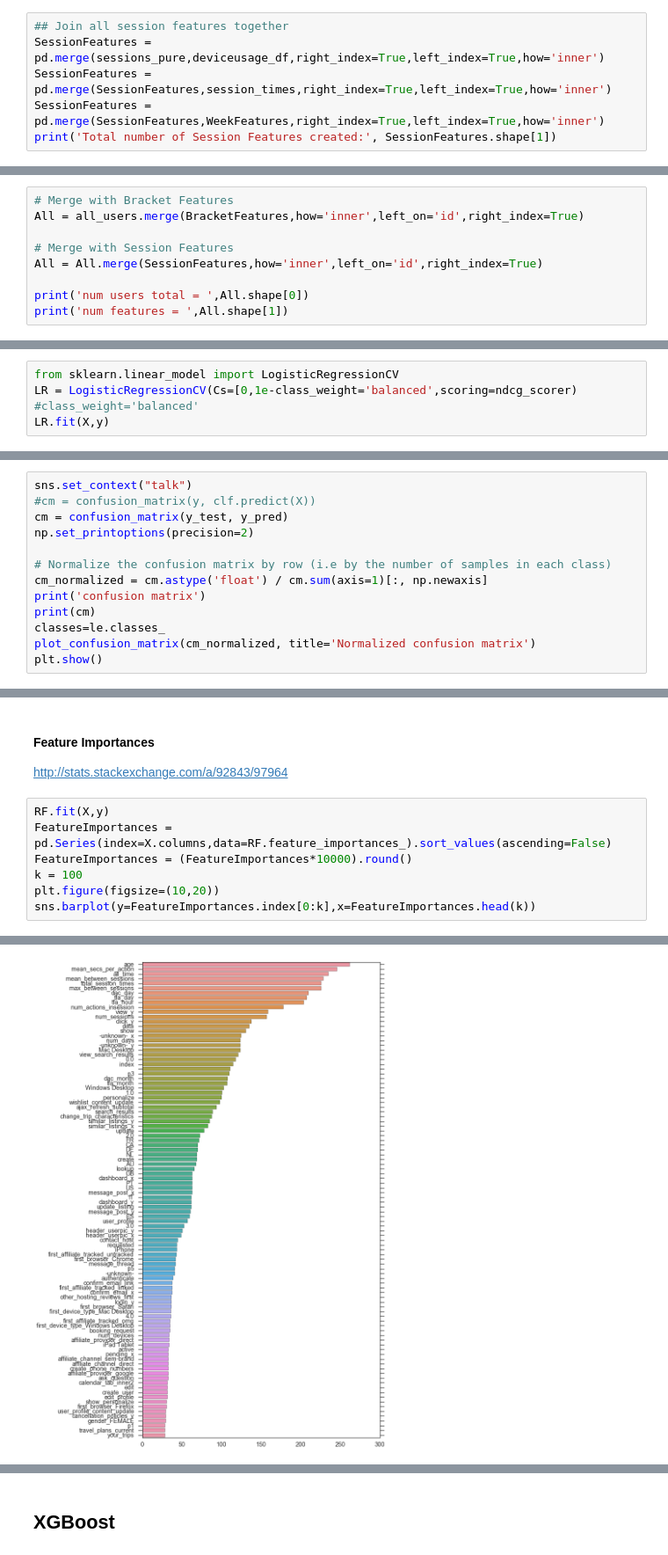
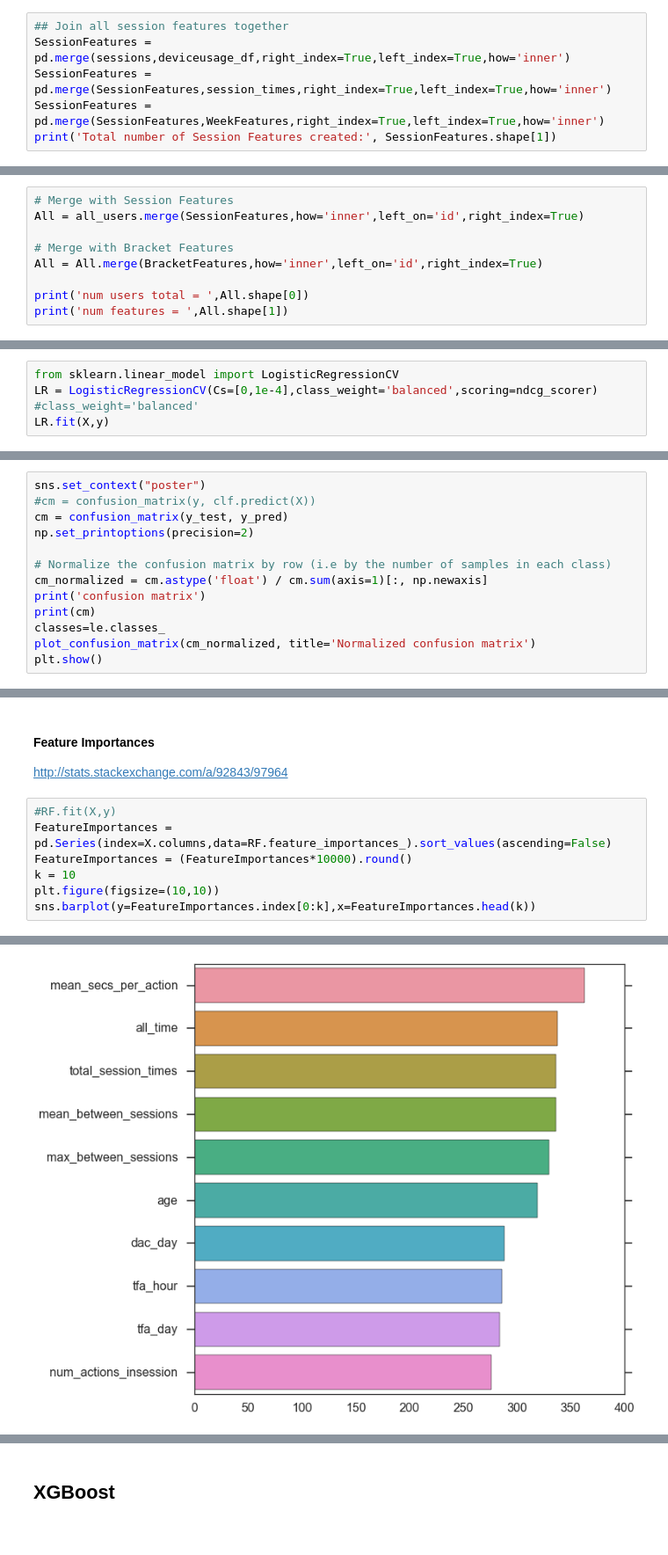
Before and after one commit to darkruby501/AirBnBKaggle, a Jupyter notebook: FINAL - Consolidated.ipynb, the cells around one changed output, grey strips where cells are left out. Shown at 88% size. Drawn from its saved outputs; the diff is of its cells as text.

```diff
--- a/FINAL - Consolidated.ipynb
+++ b/FINAL - Consolidated.ipynb
@@ -529,7 +532,7 @@ WeekFeatures
 #### Join all Session Features Together
 # %%
 ## Join all session features together
-SessionFeatures = pd.merge(sessions_pure,deviceusage_df,right_index=True,left_index=True,how='inner')
+SessionFeatures = pd.merge(sessions,deviceusage_df,right_index=True,left_index=True,how='inner')
 SessionFeatures = pd.merge(SessionFeatures,session_times,right_index=True,left_index=True,how='inner')
 SessionFeatures = pd.merge(SessionFeatures,WeekFeatures,right_index=True,left_index=True,how='inner')
 print('Total number of Session Features created:', SessionFeatures.shape[1])
@@ -604,11 +607,11 @@ BracketFeatures.set_index(all_users['id'],inplace=True)
 ## Combine All Features!!
 For use in training the models
 # %%
+# Merge with Session Features
+All = all_users.merge(SessionFeatures,how='inner',left_on='id',right_index=True)
+
 # Merge with Bracket Features
-All = all_users.merge(BracketFeatures,how='inner',left_on='id',right_index=True)
-
-# Merge with Session Features
-All = All.merge(SessionFeatures,how='inner',left_on='id',right_index=True)
+All = All.merge(BracketFeatures,how='inner',left_on='id',right_index=True)
 
 print('num users total = ',All.shape[0])
 print('num features = ',All.shape[1])
@@ -689,5 +692,5 @@ scaler = preprocessing.MinMaxScaler()
 X['age'] = scaler.fit_transform(X['age'])
 # %%
 from sklearn.linear_model import LogisticRegressionCV
-LR = LogisticRegressionCV(Cs=[0,1e-class_weight='balanced',scoring=ndcg_scorer) #class_weight='balanced'
+LR = LogisticRegressionCV(Cs=[0,1e-4],class_weight='balanced',scoring=ndcg_scorer) #class_weight='balanced'
 LR.fit(X,y)
@@ -822,7 +834,7 @@ def plot_confusion_matrix(cm, title='Confusion matrix', cmap=plt.cm.Blues):
     plt.ylabel('True label')
     plt.xlabel('Predicted label')
 # %%
-sns.set_context("talk")
+sns.set_context("poster")
 #cm = confusion_matrix(y, clf.predict(X))
 cm = confusion_matrix(y_test, y_pred)
 np.set_printoptions(precision=2)
@@ -847,14 +859,14 @@ confusion matrix
 
 http://stats.stackexchange.com/a/92843/97964
 # %%
-RF.fit(X,y)
+#RF.fit(X,y)
 FeatureImportances = pd.Series(index=X.columns,data=RF.feature_importances_).sort_values(ascending=False)
 FeatureImportances = (FeatureImportances*10000).round()
-k = 100
-plt.figure(figsize=(10,20))
+k = 10
+plt.figure(figsize=(10,10))
 sns.barplot(y=FeatureImportances.index[0:k],x=FeatureImportances.head(k))
 # %% [output]
 <matplotlib.axes._subplots.AxesSubplot at 0x...>
-[figure, old version]
+[figure, new version]
 # %%
 (pd.Series(index=X.columns,data=RF.feature_importances_)*10000).round()
```
Also changed, not shown: parts of 25 cells of this notebook, 3 other files.
